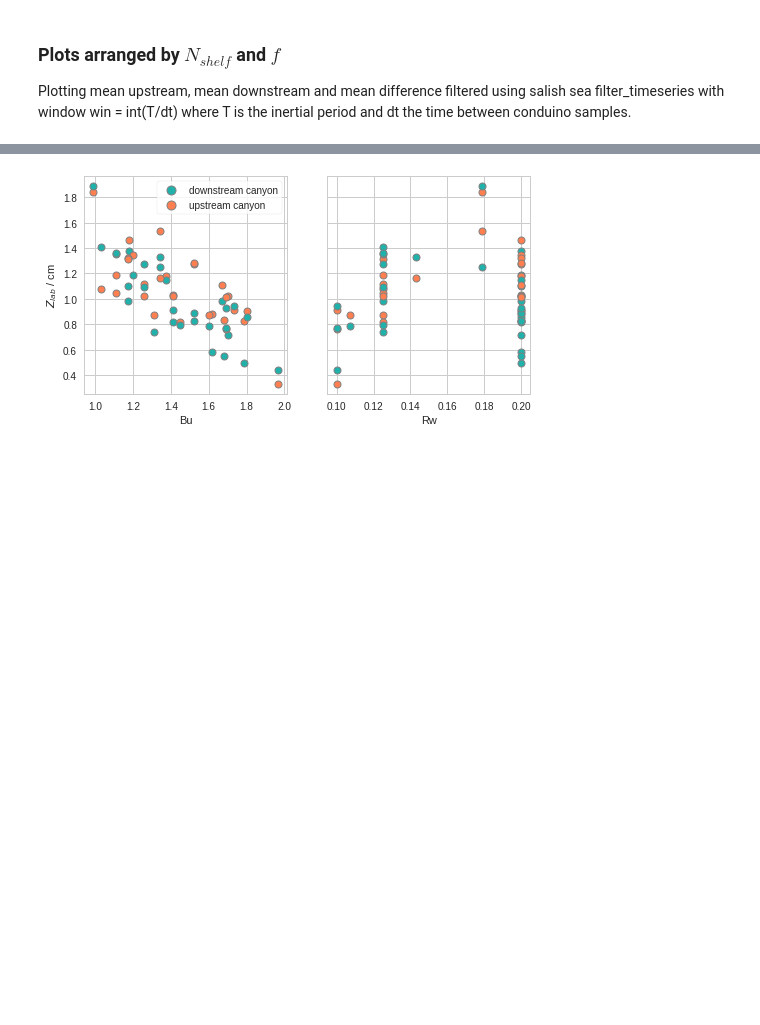
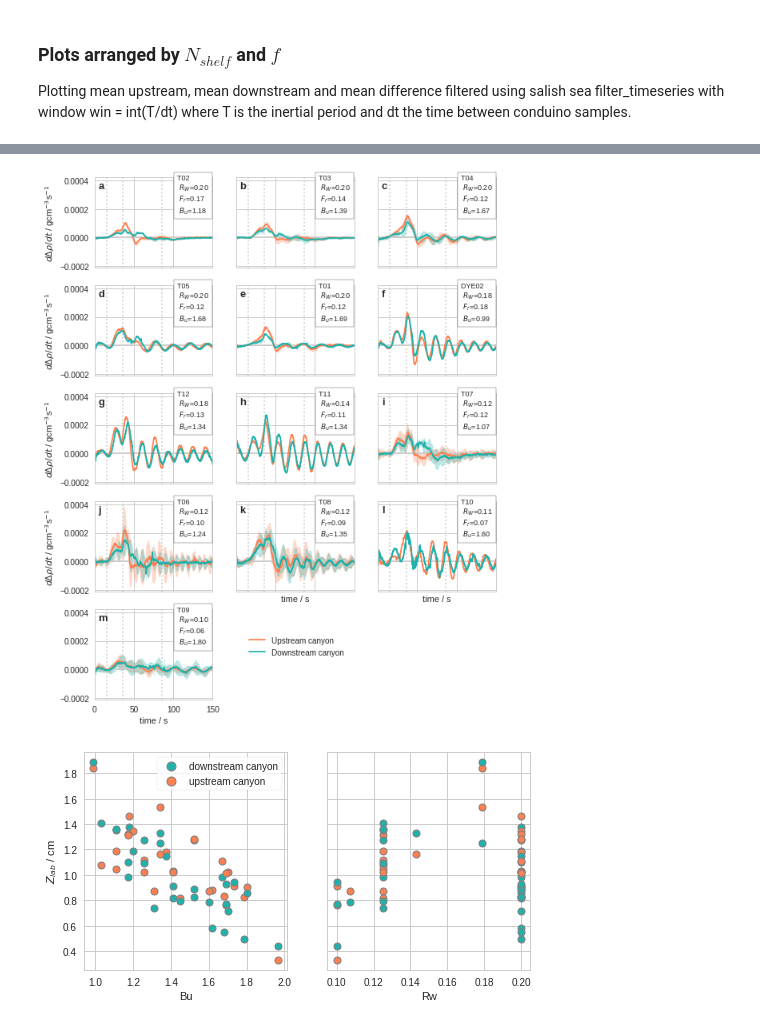
Before and after one commit to UBC-MOAD/MultipleCanyons, a Jupyter notebook: lab/Conduino/notebooks/two_canyons-Z.ipynb, the cells around one changed output, grey strips where cells are left out. Cells and saved outputs as stored; diff of their text form; code cells hidden in the pictures; blank space fills up the shorter version.

```diff
--- a/lab/Conduino/notebooks/two_canyons-Z.ipynb
+++ b/lab/Conduino/notebooks/two_canyons-Z.ipynb
@@ -169,3 +175,89 @@ plt.savefig('figures/twocanyon_timeseries.eps', format='eps', transparent=False,
+# %%
+fig, ((ax0,ax1,ax2),(ax3,ax4,ax5),(ax6,ax7,ax8),(ax9,ax10,ax11),(ax12,ax13,ax14)) = plt.subplots(5, 3, figsize=(9,12),
+                                                                                    sharey=True, sharex=True)
+axs = [ax0,ax1,ax2,ax3,ax4,ax5,ax6,ax7,ax8,ax9,ax10,ax11,ax12]
+filepath =  exdic.T01['dir']+ exdic.T01['run_files'][0]
+mat = sio.loadmat(filepath, squeeze_me=True)
+time = mat['time']
+panel_labels = ['a','b','c','d','e','f','g','h','i','j','k','l','m']
+exp_names = ['T02','T03', 'T04', 'T05', 'T01','DYE02', 'T12', 'T11',
+            'T07', 'T06','T08', 'T10',  'T09']
+rho0=998.5
+g = 9.81
+
+for exp, kk, ax,pan_lab, name in zip(exp_Norder, range(exp_num), axs, panel_labels, exp_names):
+    probe1 = np.zeros((len(time)-2,len(exp['run_files'])))
+    probe2 = np.zeros((len(time)-2,len(exp['run_files'])))
+    probe_dif = np.zeros((len(time)-2,len(exp['run_files'])))
+
+    Navg = np.ones((4))*np.nan
+    for ii,col in zip(range(len(exp['run_files'])),colors):
+
+        filepath = exp['dir']+exp['run_files'][ii]
+        mat = sio.loadmat(filepath, squeeze_me=True)
+        P1 = mat['ch1']
+        P2 = mat['ch2']
+        dt = mat['dt']
+        time = mat['time']
+        if exp['calibration']=='09Aug19':
+            dens1 = ctools.densANK1_09Aug19(P1)
+            dens2 = ctools.densANK2_09Aug19(P2)
+        else:
+            dens1 = ctools.densANK1_17Aug19(P1)
+            dens2 = ctools.densANK2_17Aug19(P2)
+
+        inertial_period = 1/((exp["fo"])/(2*np.pi))
+        win = int(inertial_period/dt)
+
+        meas1 = ctools.filter_timeseries((dens1-dens1[0]),winlen=win)
+        probe1[:,ii] = (meas1[2:]-meas1[:-2])/(time[2:]-time[:-2])
+        meas2 = ctools.filter_timeseries((dens2-dens2[0]),winlen=win)
+        probe2[:,ii] = (meas2[2:]-meas2[:-2])/(time[2:]-time[:-2])
+        #probe_dif[:,ii] = probe1[:,ii]-probe2[:,ii]
+
+        Navg[ii] = ((g/rho0)*((1000*exp["rho_sb"][ii]-1000*exp["rho_top"][ii])/(exp["hsb"]*0.01)))**0.5
+
+    N = np.nanmean(Navg)
+    W = 5 # W at half length (cm)
+    Bu = (N*exp["hsb"])/(exp["fo"]*W)
+    Rw = (exp["U"])/(exp["fo"]*W)
+    Fr = exp["U"]/(N*exp["hsb"])
+    ax.axhline(0, color='0.8')
+    plot_uprofile(ax)
+
+    ax.text(0.7,0.6,'%s \n $R_W$=%1.2f \n $F_r$=%1.2f \n $B_u$=%1.2f' \
+            %(name,Rw,Fr,Bu), transform=ax.transAxes,fontsize=9,
+            bbox=dict(facecolor='white', alpha=1) )
+    avg1 = np.nanmean(probe1, axis=1)
+
+    std1 = np.nanstd(probe1, axis=1)
+    ax.plot(time[1:-1], avg1 ,'-',color='coral', label='Upstream canyon')
+    ax.fill_between(time[1:-1], avg1+std1, avg1-std1,color='coral', alpha=0.3)
+
+    avg2 = np.nanmean(probe2, axis=1)
+    std2 = np.nanstd(probe2, axis=1)
+    ax.plot(time[1:-1], avg2 ,'-',color='lightseagreen', label='Downstream canyon')
+    ax.fill_between(time[1:-1], avg2+std2, avg2-std2,color='lightseagreen', alpha=0.3)
+
+    #avg3 = np.nanmean(probe_dif, axis=1)
+    #std3 = np.nanstd(probe_dif, axis=1)
+    #ax.plot(time[1:-1], avg3 ,'-',color='0.5', label=r'${\frac{d\Delta\rho}{dt}}_{upstream}-{\frac{d\Delta\rho}{dt}}_{downstream}$')
+    #ax.fill_between(time[1:-1], avg3+std3, avg3-std3,color='0.5', alpha=0.3)
+
+    ax.text(0.03,0.88, pan_lab, fontweight='bold', fontsize=13, transform=ax.transAxes)
+
+ax1.set_xlim(0,150)
+ax13.axis("off")
+ax14.axis("off")
+for ax in [ax0,ax3,ax6,ax9]:
+    ax.set_ylabel(r'$d\Delta \rho/dt$ / gcm$^{-3}$s$^{-1}$')
+ax12.set_xlabel('time / s')
+ax11.set_xlabel('time / s')
+ax10.set_xlabel('time / s')
+ax12.legend(bbox_to_anchor=(1.25,0.4))
+plt.savefig('figures/twocanyon_timeseries_derivative.pdf', format='pdf', transparent=False, bbox_inches='tight')
+# %% [output]
+[figure, added]
 # %%
 fig, (ax1,ax2) = plt.subplots(1, 2, figsize=(8,4), sharey=True)
 
```
Also changed, not shown: parts of 6 cells of this notebook, 3 other files.
